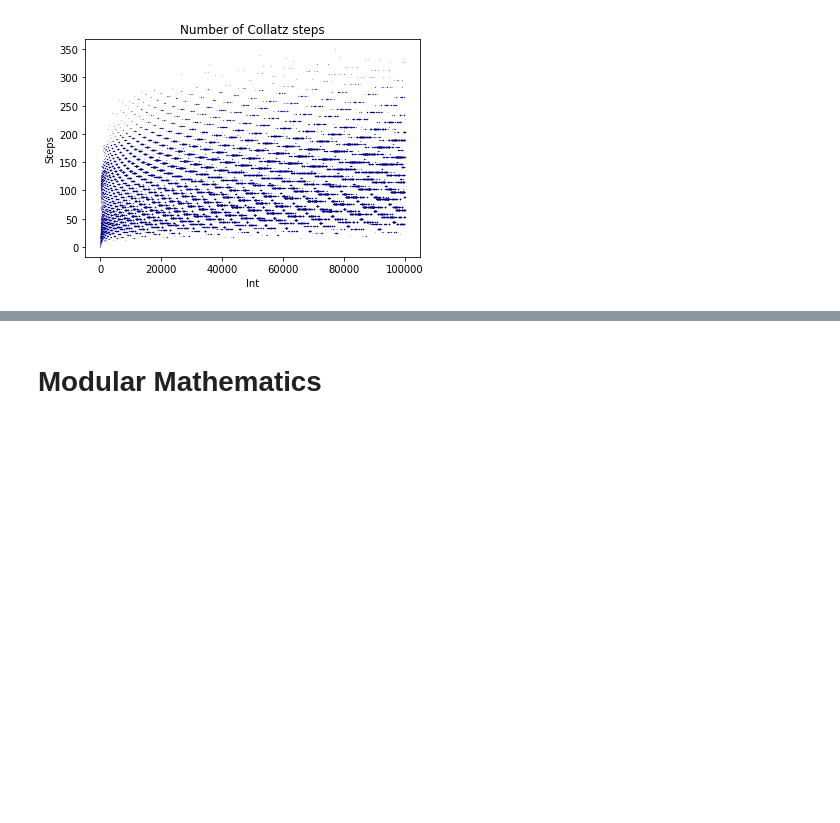
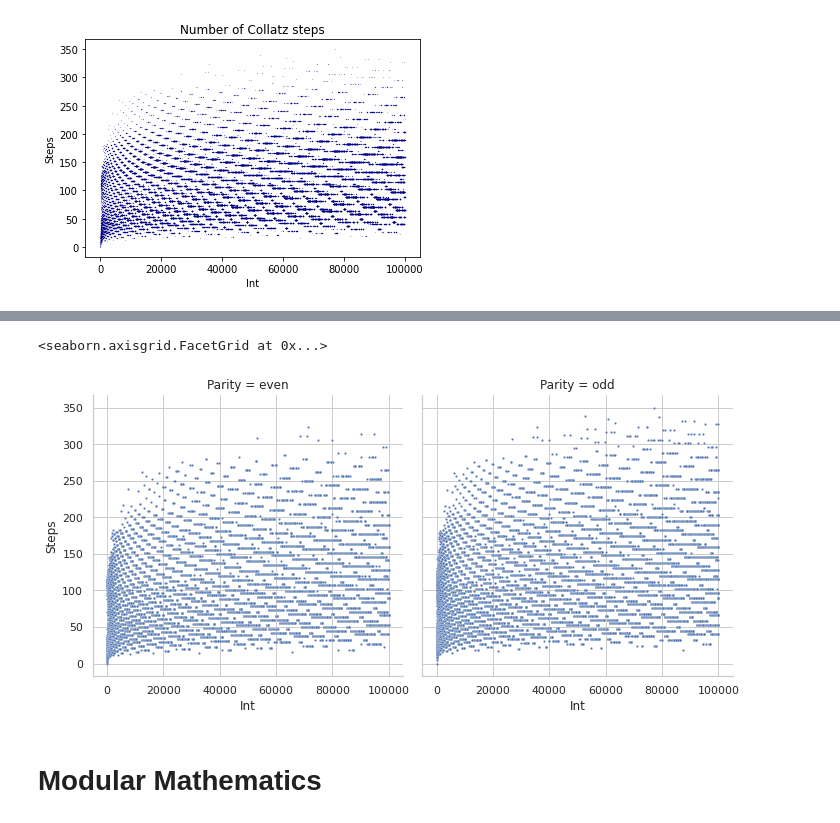
Before and after one commit to hhboorstein/number-theory, a Jupyter notebook: nt.ipynb, the cells around one changed output, grey strips where cells are left out. Cells and saved outputs as stored; diff of their text form; code cells hidden in the pictures; blank space fills up the shorter version.

```diff
--- a/nt.ipynb
+++ b/nt.ipynb
@@ -280,0 +339,3 @@ Upper bound of computation for each integer: 400
+# %%
+df['Parity']=['even' if i%2==0 else 'odd' for i in range(bound+1)]
+df.head()
@@ -281,3 +349,9 @@ Upper bound of computation for each integer: 400
+# %%
+sns.set_style("whitegrid")
+sns.relplot(data=df,x='Int',y='Steps',col='Parity',s=5, kind='scatter')
+# %% [output]
+<seaborn.axisgrid.FacetGrid at 0x...>
+[figure, added]
 # %% [markdown]
 # Modular Mathematics
 # %% [markdown]
```
Also changed, not shown: parts of 27 cells of this notebook.
